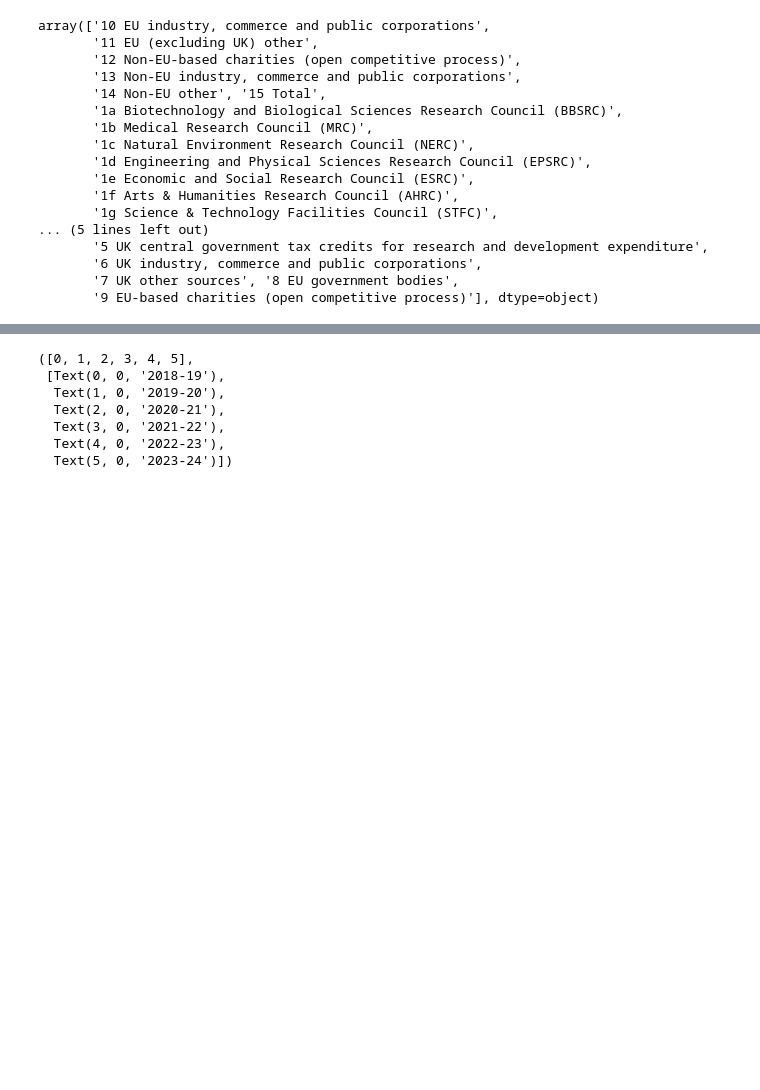
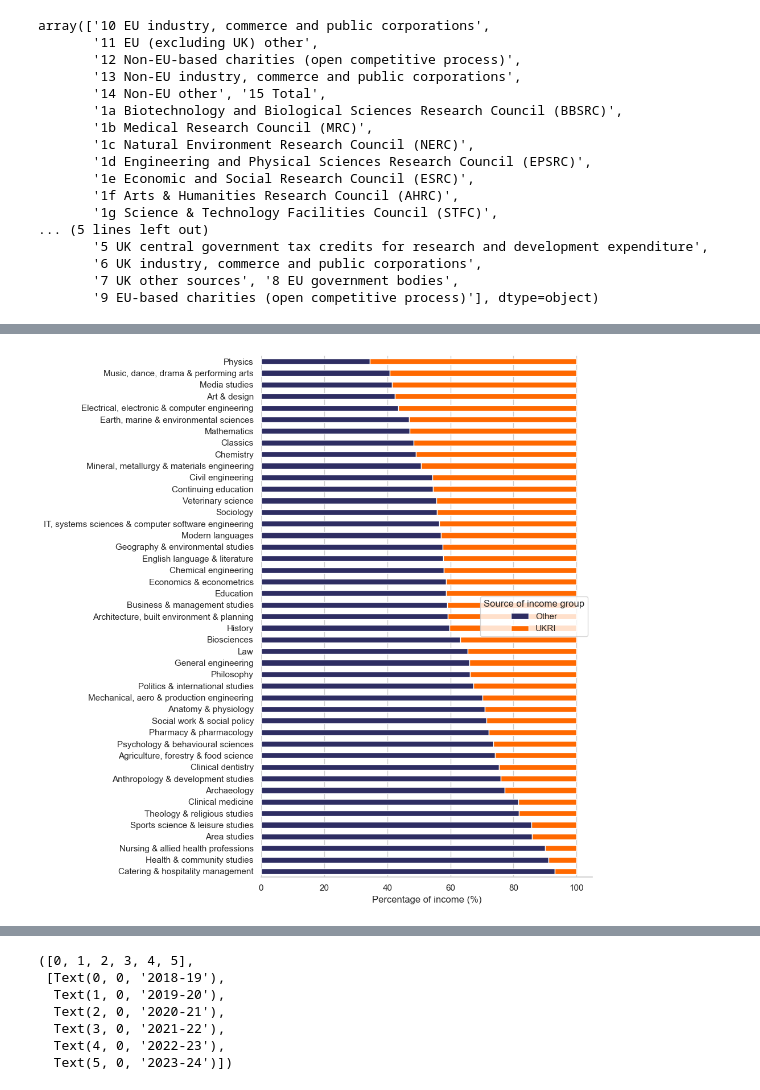
Before and after one commit to marthaisabelhilton/Allocations-2025, a Jupyter notebook: HESA table 5.ipynb, the cells around one changed output, grey strips where cells are left out. Cells and saved outputs as stored; diff of their text form; code cells hidden in the pictures; blank space fills up the shorter version.

```diff
--- a/HESA table 5.ipynb
+++ b/HESA table 5.ipynb
@@ -320,8 +323,22 @@ data_group[(data_group['Source of income group'] == 'UKRI') & data_group['HESA c
 # %%
 data_group['HESA cost centre'].unique()
 
 data_percentage = data_group.copy()[~data_group['HESA cost centre'].str.contains('Total') & ~data_group['Source of income group'].str.contains('Total')]
 
 data_percentage[data_percentage.columns[2:]] = data_percentage.groupby('HESA cost centre')[data_percentage.columns[2:]].transform(lambda x: x / x.sum() * 100)
 
-data_percentage.to_clipboard(index=False)
+data_percentage
+
+data_hist = data_percentage.pivot(index='HESA cost centre', values='2023/24', columns='Source of income group').sort_values(by='UKRI')
+
+plt.figure(figsize=(10,10))
+data_hist.plot.barh(stacked=True, ax=plt.gca())
+
+plt.ylabel('')
+plt.xlabel('Percentage of income (%)')
+plt.gca().xaxis.set_major_formatter(ticker.FuncFormatter(lambda x, p: format(int(x), ',')))
+plt.grid(axis='y')
+plt.tight_layout()
+plt.show()
+# %% [output]
+[figure, added]
```
Also changed, not shown: parts of 50 cells of this notebook.
